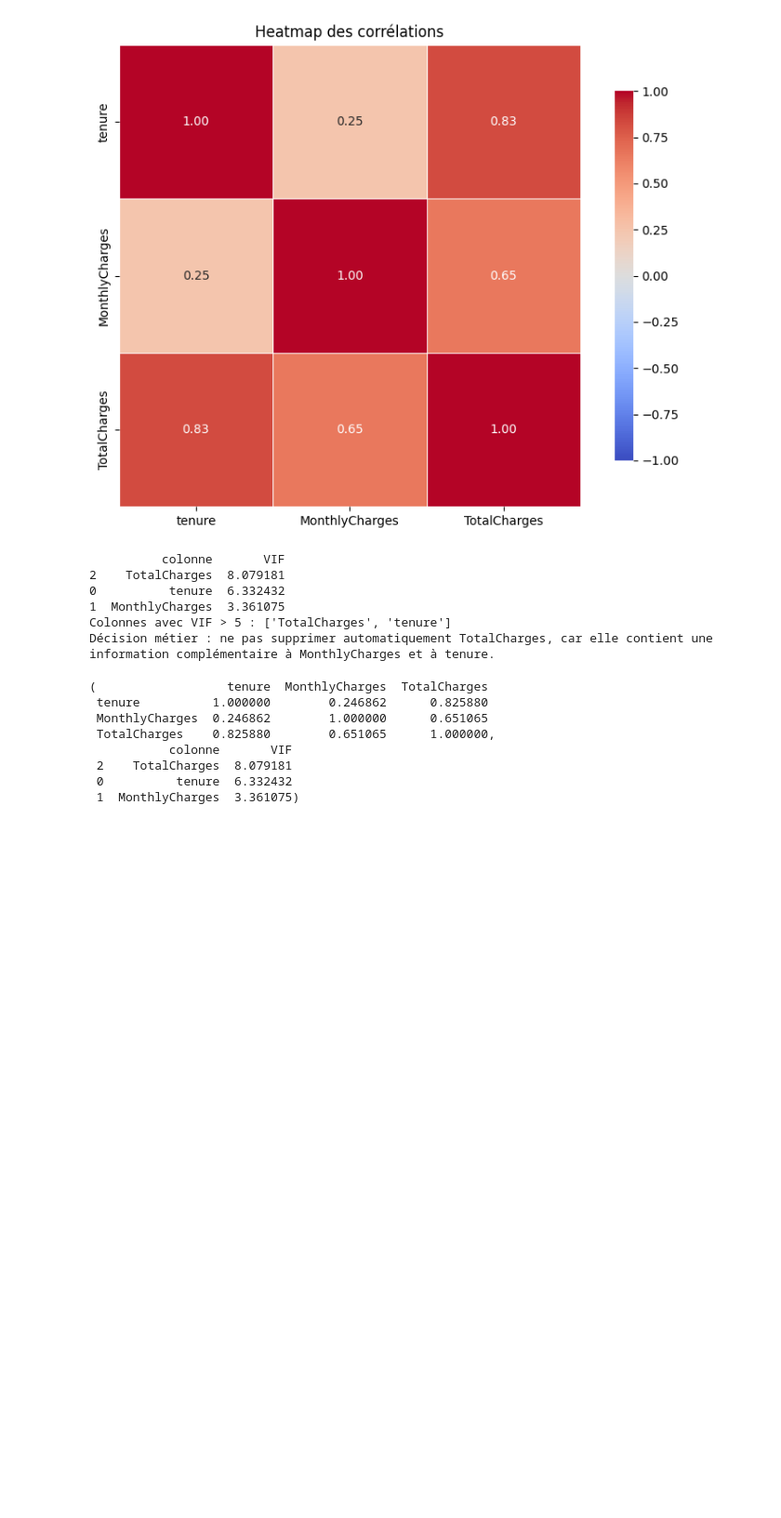
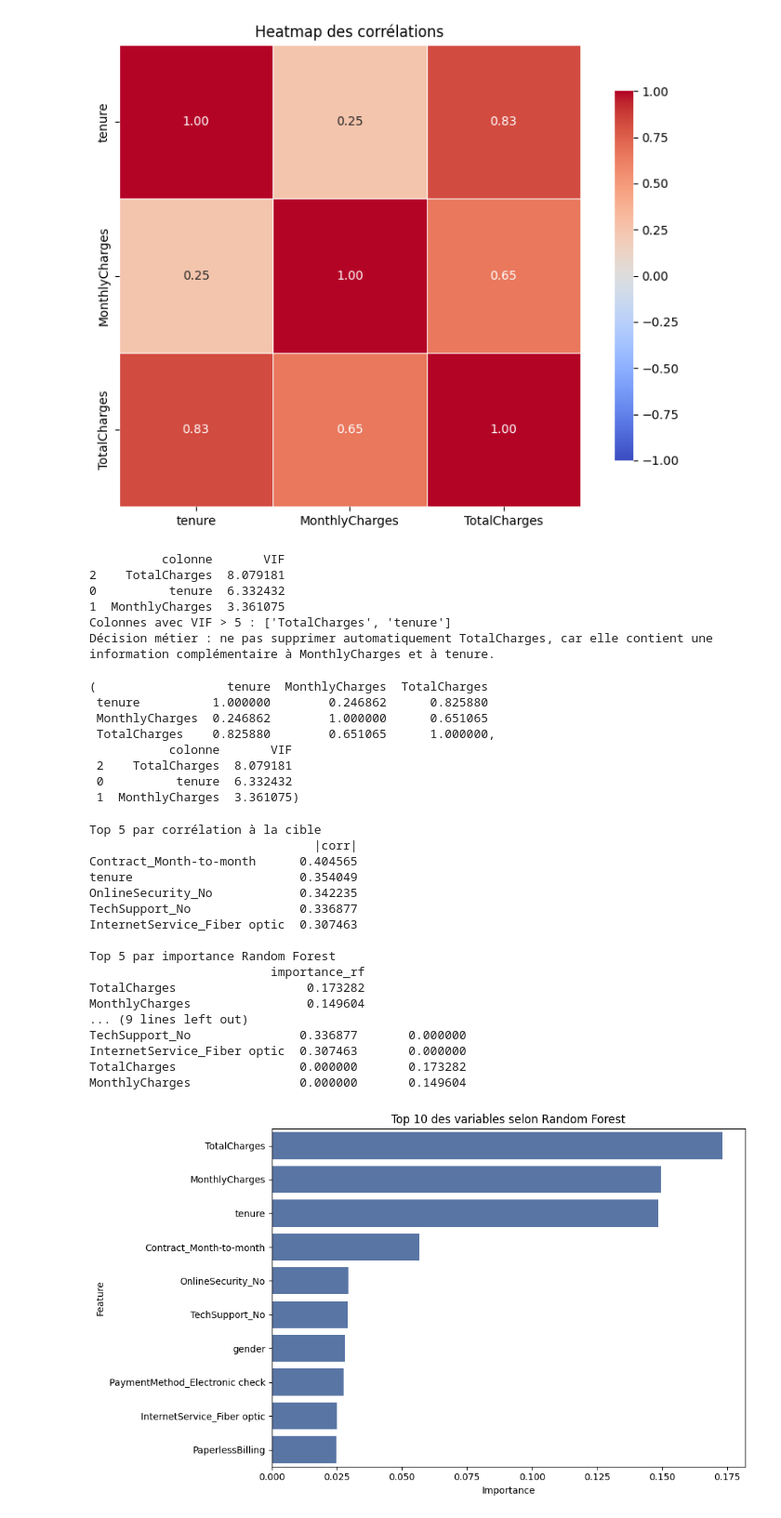
Before and after one commit to RPintre/arene-des-algos-Romain_PINTRE, a Jupyter notebook: script-j2.ipynb, the cells around one changed output. Shown at 93% size. Cells and saved outputs as stored; diff of their text form; code cells hidden in the pictures; blank space fills up the shorter version.

Commit message:
Feat : Phase 6 : Les variables qui prédisent vraiment le churn

```diff
--- a/script-j2.ipynb
+++ b/script-j2.ipynb
@@ -312,0 +374,21 @@ Décision métier : ne pas supprimer automatiquement TotalCharges, car elle cont
+# %%
+top_corr, top_rf, comparatif = features_discriminantes(df, cible="Churn")
+# %% [output]
+Top 5 par corrélation à la cible
+                               |corr|
+Contract_Month-to-month      0.404565
+tenure                       0.354049
+OnlineSecurity_No            0.342235
+TechSupport_No               0.336877
+InternetService_Fiber optic  0.307463
+
+Top 5 par importance Random Forest
+                         importance_rf
+TotalCharges                  0.173282
+MonthlyCharges                0.149604
+... (9 lines left out)
+TechSupport_No               0.336877       0.000000
+InternetService_Fiber optic  0.307463       0.000000
+TotalCharges                 0.000000       0.173282
+MonthlyCharges               0.000000       0.149604
+[figure, added]
```
Also changed, not shown: parts of 2 cells of this notebook.
